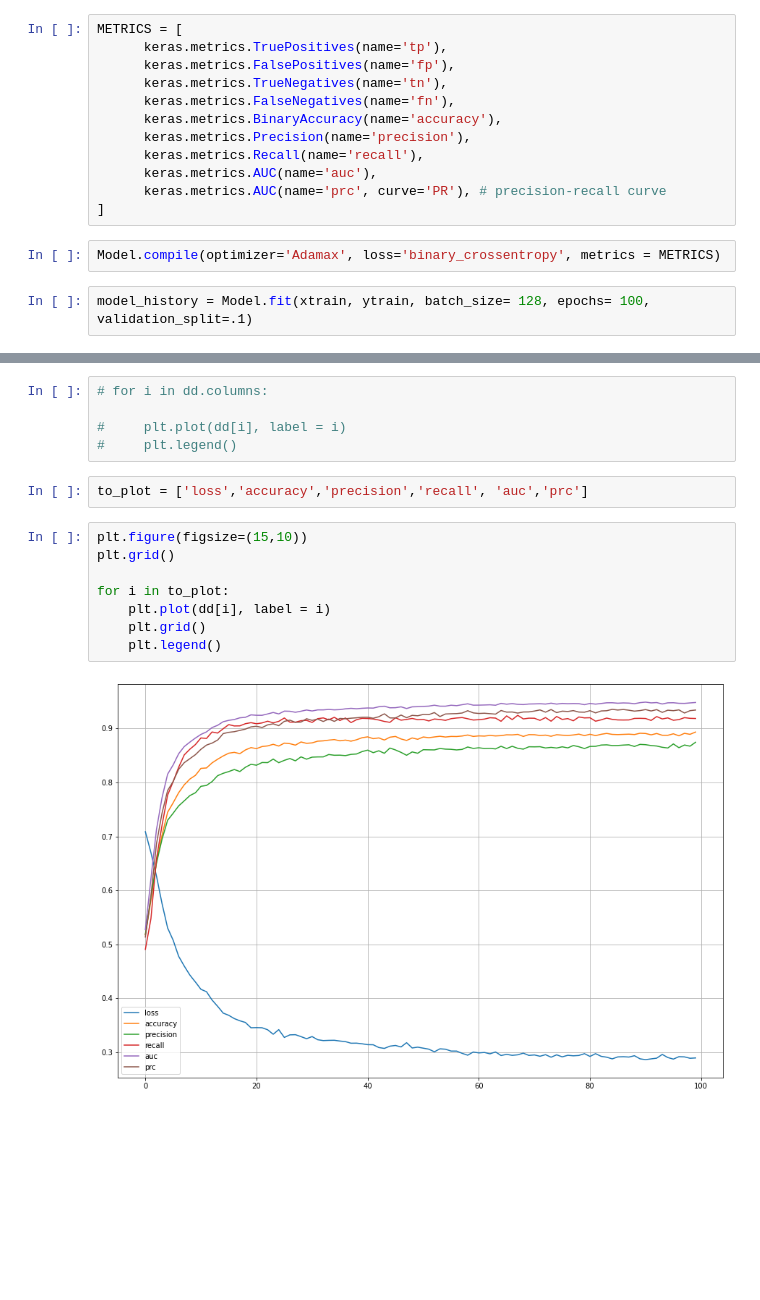
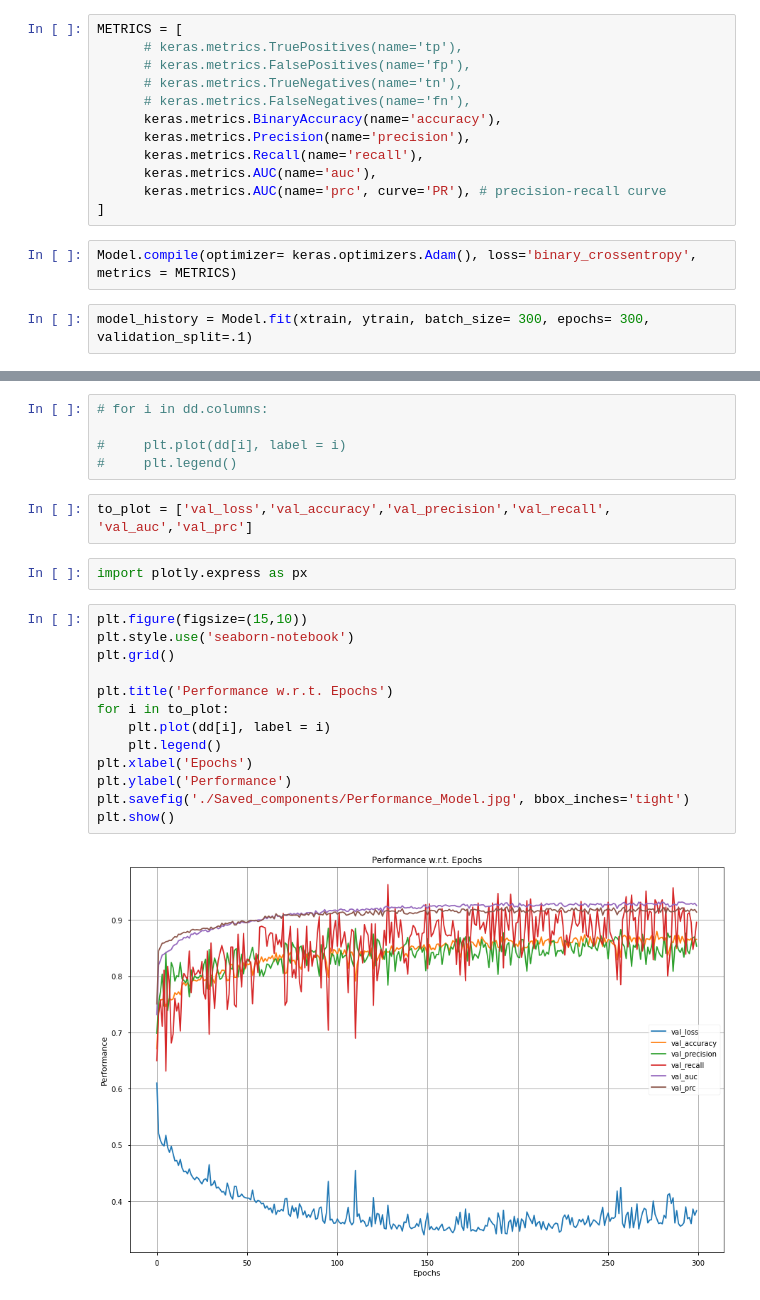
Before and after one commit to tikendraw/churn-prediction-mlops, a Jupyter notebook: Churn_modeling.ipynb, the cells around one changed output, grey strips where cells are left out. Drawn from its saved outputs; the diff is of its cells as text; blank space fills up the shorter version.

```diff
--- a/Churn_modeling.ipynb
+++ b/Churn_modeling.ipynb
@@ -213,10 +297,10 @@ Model.add(Dropout(.3))
 Model.add(Dense(units=1, activation='sigmoid'))
 # %%
 METRICS = [
-      keras.metrics.TruePositives(name='tp'),
-      keras.metrics.FalsePositives(name='fp'),
-      keras.metrics.TrueNegatives(name='tn'),
-      keras.metrics.FalseNegatives(name='fn'),
+      # keras.metrics.TruePositives(name='tp'),
+      # keras.metrics.FalsePositives(name='fp'),
+      # keras.metrics.TrueNegatives(name='tn'),
+      # keras.metrics.FalseNegatives(name='fn'),
       keras.metrics.BinaryAccuracy(name='accuracy'),
       keras.metrics.Precision(name='precision'),
       keras.metrics.Recall(name='recall'),
@@ -224,7 +308,7 @@ METRICS = [
       keras.metrics.AUC(name='prc', curve='PR'), # precision-recall curve
 ]
 # %%
-Model.compile(optimizer='Adamax', loss='binary_crossentropy', metrics = METRICS)
+Model.compile(optimizer= keras.optimizers.Adam(), loss='binary_crossentropy', metrics = METRICS)
 # %%
-model_history = Model.fit(xtrain, ytrain, batch_size= 128, epochs= 100, validation_split=.1)
+model_history = Model.fit(xtrain, ytrain, batch_size= 300, epochs= 300, validation_split=.1)
 # %% [output]
@@ -269,14 +358,21 @@ dd.sort_values('val_precision', ascending=False)
 #     plt.plot(dd[i], label = i)
 #     plt.legend()
 # %%
-to_plot = ['loss','accuracy','precision','recall', 'auc','prc']
+to_plot = ['val_loss','val_accuracy','val_precision','val_recall', 'val_auc','val_prc']
+# %%
+import plotly.express as px
 # %%
 plt.figure(figsize=(15,10))
+plt.style.use('seaborn-notebook')
 plt.grid()
 
+plt.title('Performance w.r.t. Epochs')
 for i in to_plot:
     plt.plot(dd[i], label = i)
-    plt.grid()
     plt.legend()
+plt.xlabel('Epochs')
+plt.ylabel('Performance')
+plt.savefig('./Saved_components/Performance_Model.jpg', bbox_inches='tight')
+plt.show()
 # %% [output]
-[figure, old version]
+[figure, new version]
```
Also changed, not shown: parts of 50 cells of this notebook, 14 other files.
